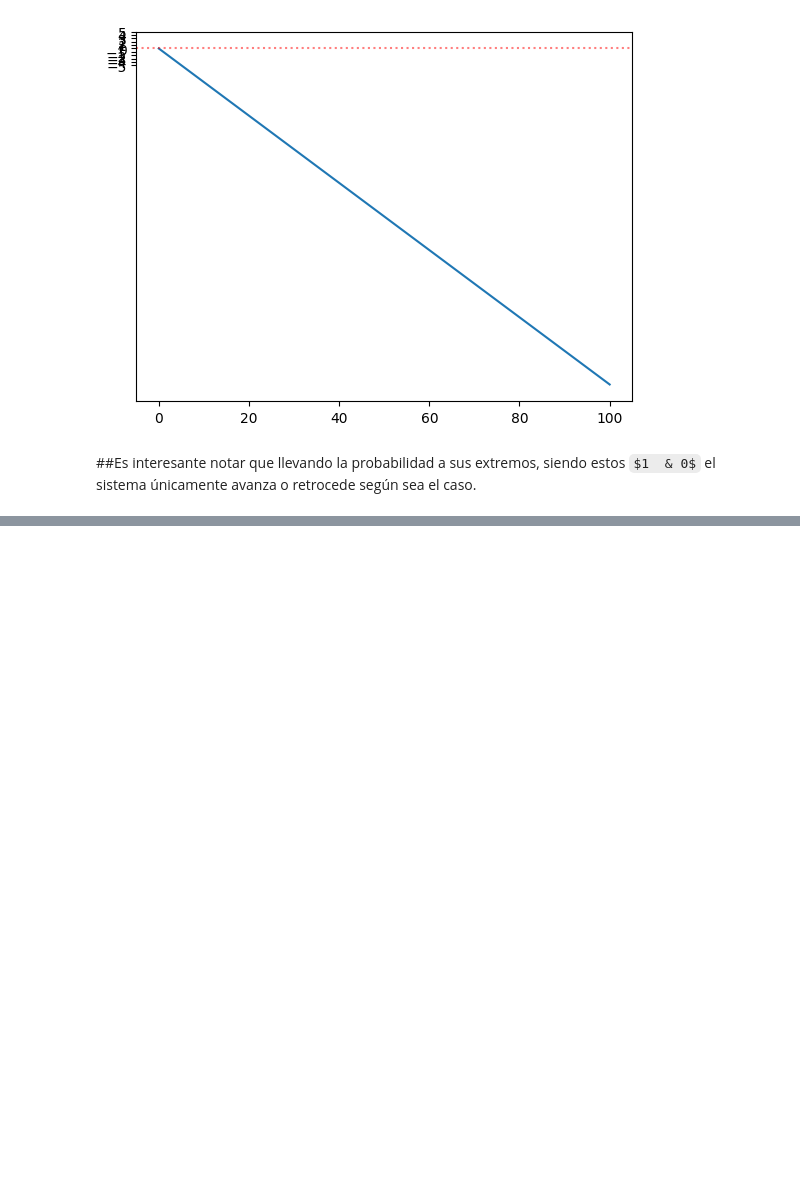
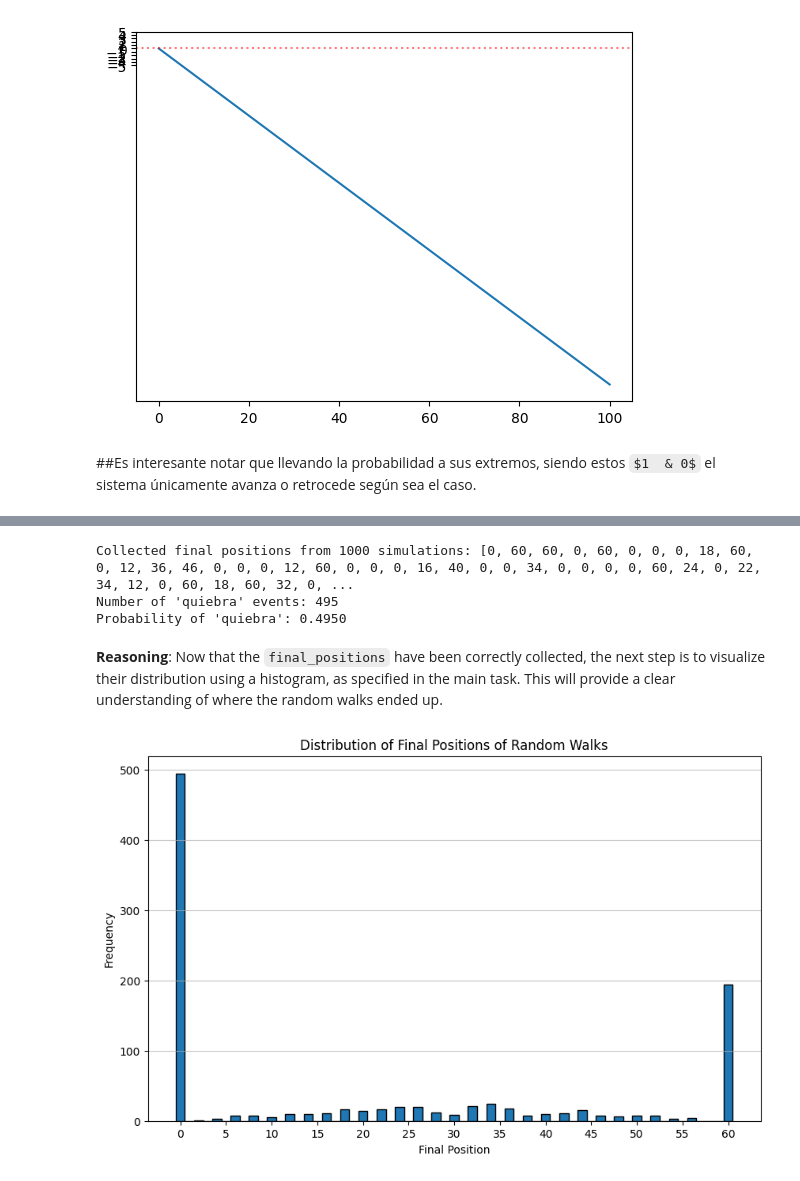
Before and after one commit to Ivo-Islas/Procesos-Estocasticos-Medel, a Jupyter notebook: Caminata_Aleatoria_Ivo.ipynb, the cells around one changed output, grey strips where cells are left out. Cells and saved outputs as stored; diff of their text form; code cells hidden in the pictures; some formulas as TeX source; blank space fills up the shorter version.

```diff
--- a/Caminata_Aleatoria_Ivo.ipynb
+++ b/Caminata_Aleatoria_Ivo.ipynb
@@ -106,0 +348,63 @@ retrocede  (-1):  -100
+# %%
+import random as r # Make sure random is imported
+
+def caminata(p, n):
+    x = 20                                       #   posicion inicial en 20
+    h = [20]                                     # inicial la lista en el primer movimiento
+
+    for i in range(n):                        # para cada uno de los pasos
+        if r.random() < p:                   # si el numero es menor a la probabilidad dada
+            x = x + 1                                # se mueve 1 a la derecha
+        else:
+            x = x - 1                                # se mueve 1 a la izquierda
+
+        h.append(x)                           # agrego la posicion a la lista h AFTER the move
+
+        if x >= 60:
+            # print('deja de jugar') # Suppress print for bulk simulations
+            break
+        elif x <= 0:
+            # print('quiebra')     # Suppress print for bulk simulations
+            break
+
+    return h                                      # entrego la lista h
+
+# Re-run the simulation with the corrected caminata function
+p_value = 0.5
+num_steps = 1000
+num_simulations = 1000 # Using 1000 simulations as specified in the main task
+
+# The proba_imp function from cell e2MKel3rZ5oX is already defined and suitable
+# for collecting the last element of the path. Let's assume it's still available.
+# If it were not, it would need to be re-defined here or in a preceding cell.
+
+# Re-collect final positions
+final_positions = proba_imp(num_simulations, p_value, num_steps)
+
+# Recalculate probability of quiebra
+quiebra_count = sum(1 for pos in final_positions if pos <= 0)
+probability_quiebra = quiebra_count / num_simulations
+
+print(f"Collected final positions from {num_simulations} simulations: {final_positions}")
+print(f"Number of 'quiebra' events: {quiebra_count}")
+print(f"Probability of 'quiebra': {probability_quiebra:.4f}")
+# %% [output]
+Collected final positions from 1000 simulations: [0, 60, 60, 0, 60, 0, 0, 0, 18, 60, 0, 12, 36, 46, 0, 0, 0, 12, 60, 0, 0, 0, 16, 40, 0, 0, 34, 0, 0, 0, 0, 60, 24, 0, 22, 34, 12, 0, 60, 18, 60, 32, 0, ...
+Number of 'quiebra' events: 495
+Probability of 'quiebra': 0.4950
+# %% [markdown]
+**Reasoning**:
+Now that the `final_positions` have been correctly collected, the next step is to visualize their distribution using a histogram, as specified in the main task. This will provide a clear understanding of where the random walks ended up.
+# %%
+import matplotlib.pyplot as plt # Ensure matplotlib is imported for plotting
+
+plt.figure(figsize=(10, 6))
+plt.hist(final_positions, bins=range(min(final_positions), max(final_positions) + 2), edgecolor='black', align='left')
+plt.title('Distribution of Final Positions of Random Walks')
+plt.xlabel('Final Position')
+plt.ylabel('Frequency')
+plt.xticks(range(min(final_positions), max(final_positions) + 1, 5)) # Adjust x-ticks for better readability
+plt.grid(axis='y', alpha=0.75)
+plt.show()
+# %% [output]
+[figure, added]
```
Also changed, not shown: parts of 42 cells of this notebook.
